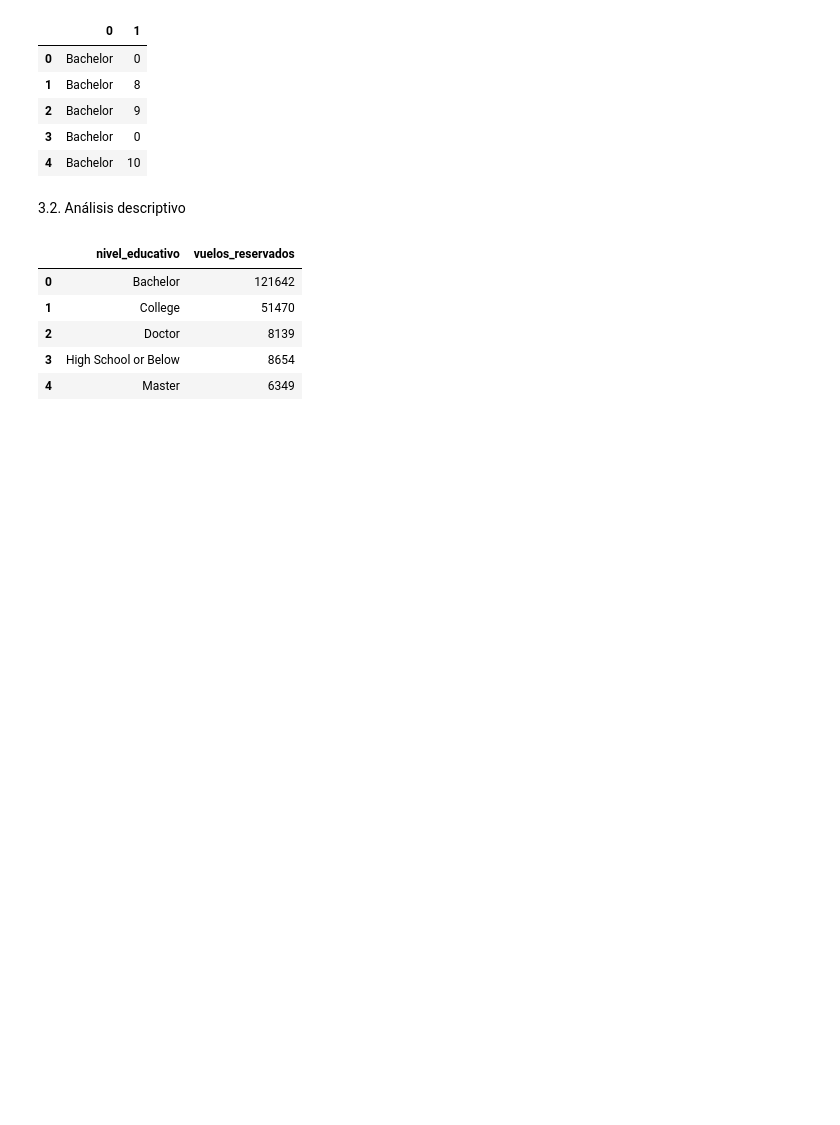
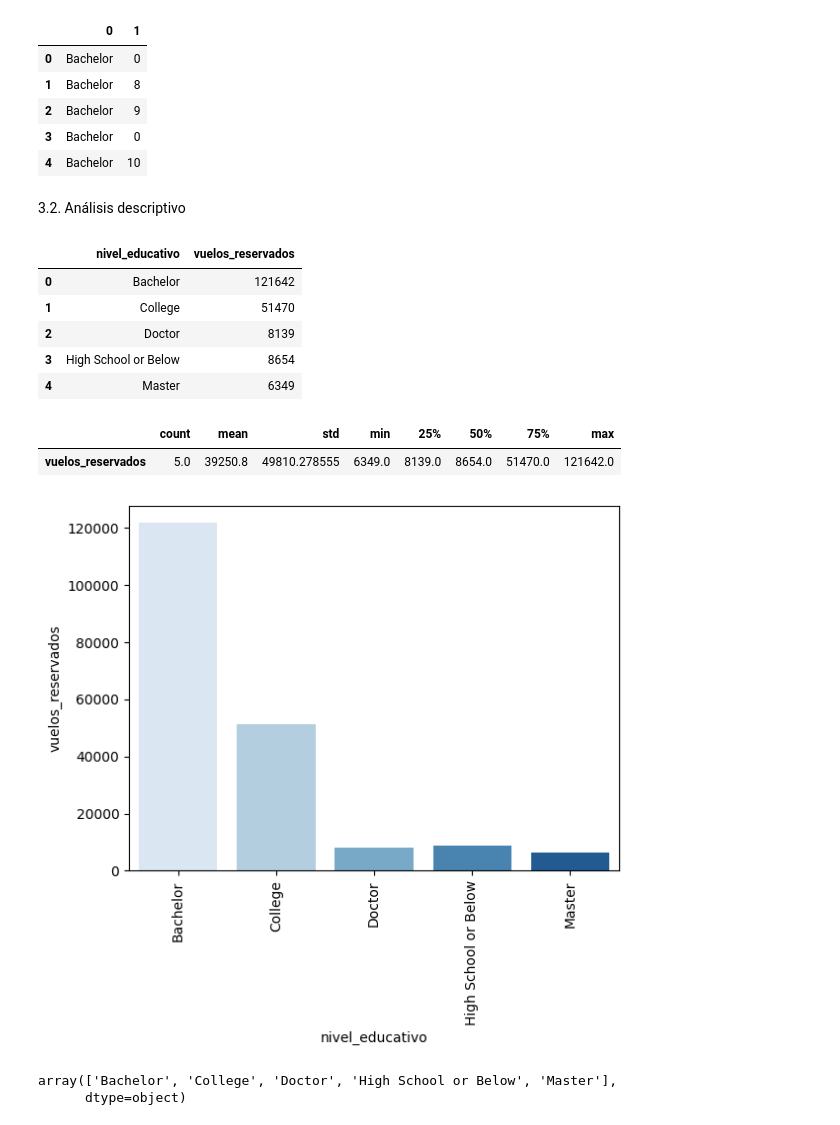
Before and after one commit to Adalab/bda-modulo-3-evaluacion-final-2l2na, a Jupyter notebook: notebooks/3_modulo3_evaluacion_final_Bonus.ipynb, the cells around one changed output. Drawn from its saved outputs; the diff is of its cells as text; code cells hidden in the pictures; blank space fills up the shorter version.

```diff
--- a/notebooks/3_modulo3_evaluacion_final_Bonus.ipynb
+++ b/notebooks/3_modulo3_evaluacion_final_Bonus.ipynb
@@ -64,3 +65,25 @@ df_analisis
 | 2 | Doctor | 8139 |
 | 3 | High School or Below | 8654 |
 | 4 | Master | 6349 |
+# %%
+# Sacamos datos estadísticos para la variable objetivo del estudio
+df_analisis.describe().T
+# %% [output]
+|  | count | mean | std | min | 25% | 50% | 75% | max |
+| vuelos_reservados | 5.0 | 39250.8 | 49810.278555 | 6349.0 | 8139.0 | 8654.0 | 51470.0 | 121642.0 |
+# %%
+# Como tenemos más de 2 variables, hacemos un Análisis de varianza (ANOVA)
+# analizamos los datos primero visualmente
+sns.barplot(x='nivel_educativo',
+            y='vuelos_reservados',
+            data=df_analisis,
+            palette = "Blues")
+plt.xticks(rotation = 90);
+# %% [output]
+[figure, added]
+# %%
+#'nivel_educativo' 'vuelos_reservados'
+df_analisis['nivel_educativo'].unique()
+# %% [output]
+array(['Bachelor', 'College', 'Doctor', 'High School or Below', 'Master'],
+      dtype=object)
```
Also changed, not shown: parts of 2 cells of this notebook.
